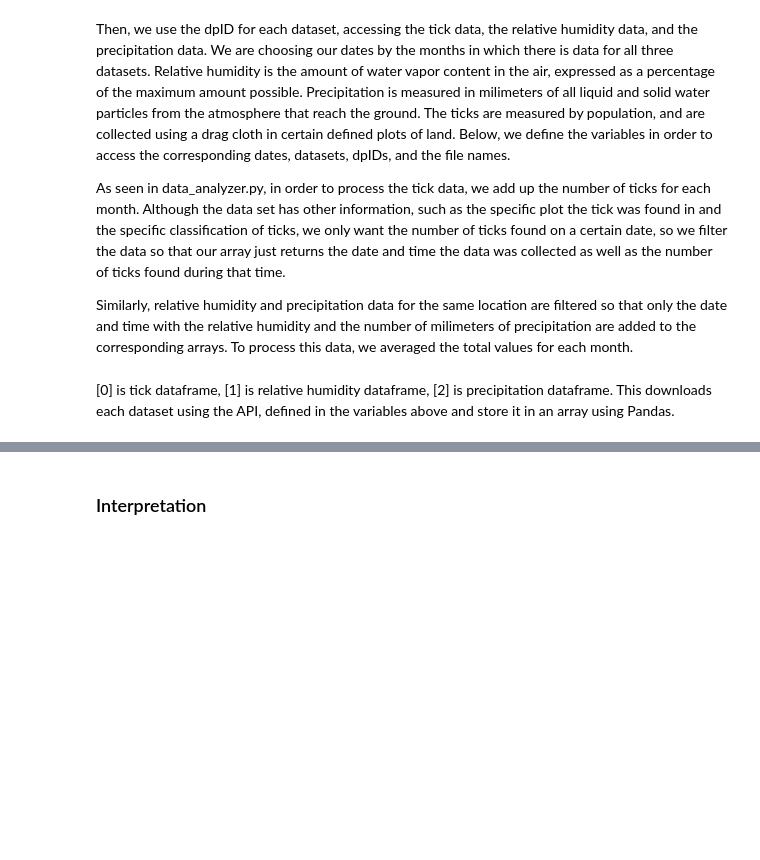
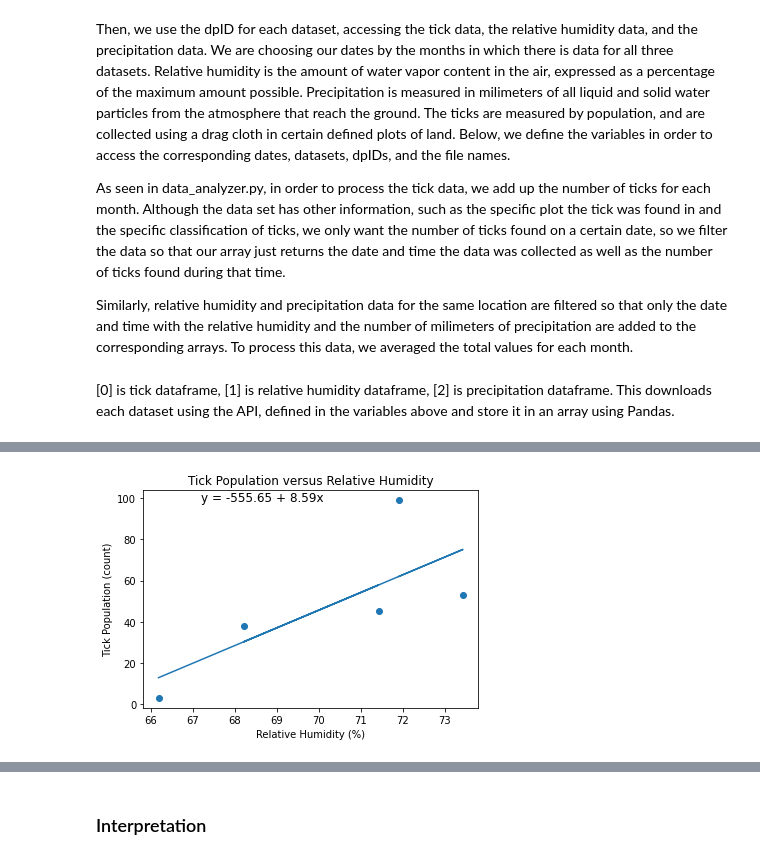
Before and after one commit to olincollege/tick-weather-analyzer, a Jupyter notebook: computational-essay.ipynb, the cells around one changed output, grey strips where cells are left out. Cells and saved outputs as stored; diff of their text form; code cells hidden in the pictures; blank space fills up the shorter version.

```diff
--- a/computational-essay.ipynb
+++ b/computational-essay.ipynb
@@ -48,0 +50,8 @@ This plot shows the change in tick population over time. Between April 2017 and
+# %%
+plt.xlabel("Relative Humidity (%)")
+plt.ylabel("Tick Population (count)")
+plt.title("Tick Population versus Relative Humidity")
+data_plotting.perform_linear_regression(humid, ticks)
+data_plotting.plot_line_of_best_fit(humid, ticks)
+# %% [output]
+[figure, added]
```
Also changed, not shown: parts of 16 cells of this notebook, 1 other file.
